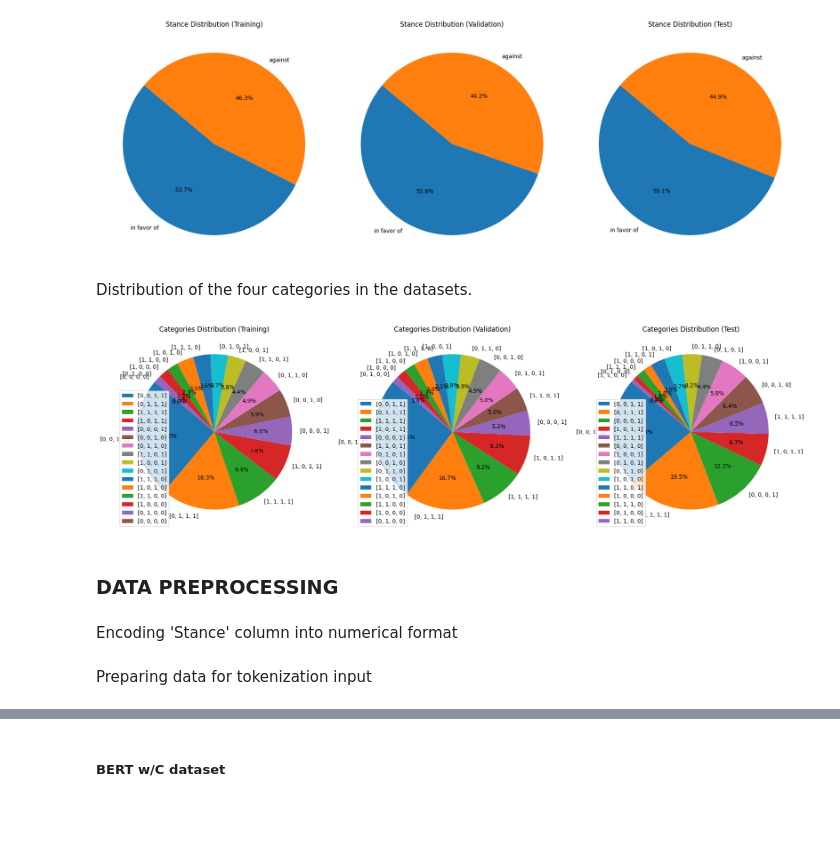
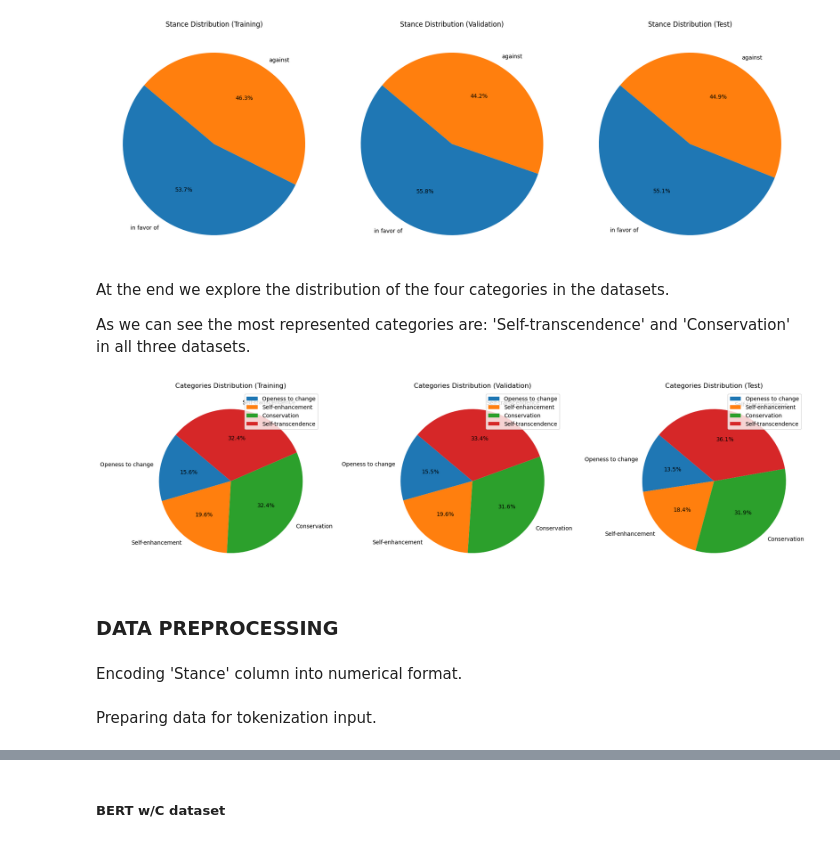
Before and after one commit to madalinaionela/NLP, a Jupyter notebook: ASSIGNMENTS/Assignment 2/A2_final.ipynb, the cells around one changed output, grey strips where cells are left out. Cells and saved outputs as stored; diff of their text form; code cells hidden in the pictures; blank space fills up the shorter version.

```diff
--- a/ASSIGNMENTS/Assignment 2/A2_final.ipynb
+++ b/ASSIGNMENTS/Assignment 2/A2_final.ipynb
@@ -29,22 +34,22 @@ Device: cuda
 def load_and_merge_data():
 
     #encodng the data into pandas.DataFrame objects
-    url_a_test = '/kaggle/input/dataset/arguments-test.tsv'
+    url_a_test = 'Data/arguments-test.tsv'
     df_a_test = pd.read_csv(url_a_test, sep='\t')
 
-    url_a_training = '/kaggle/input/dataset/arguments-training.tsv'
+    url_a_training = 'Data/arguments-training.tsv'
     df_a_training = pd.read_csv(url_a_training, sep='\t')
 
-    url_a_validation = '/kaggle/input/dataset/arguments-validation.tsv'
+    url_a_validation = 'Data/arguments-validation.tsv'
     df_a_validation = pd.read_csv(url_a_validation, sep='\t')
 
-    url_l_test = '/kaggle/input/dataset/labels-test.tsv'
+    url_l_test = 'Data/labels-test.tsv'
     df_l_test = pd.read_csv(url_l_test, sep='\t')
 
-    url_l_training = '/kaggle/input/dataset/labels-training.tsv'
+    url_l_training = 'Data/labels-training.tsv'
     df_l_training = pd.read_csv(url_l_training, sep='\t')
 
-    url_l_validation = '/kaggle/input/dataset/labels-validation.tsv'
+    url_l_validation = 'Data/labels-validation.tsv'
     df_l_validation = pd.read_csv(url_l_validation, sep='\t')
 
     #merge argument dataframes with label dataframes
@@ -183,54 +189,56 @@ plt.tight_layout()
 plt.show()
 # %% [output]
 [figure]
-# %% [markdown]
-Distribution of the four categories in the datasets.
+# %% [markdown]
+At the end we explore the distribution of the four categories in the datasets.
+
+As we can see the most represented categories are: 'Self-transcendence' and 'Conservation' in all three datasets.
 # %%
-# Define a new column containing the vector of the four specified columns
-df_training['Values_Vector'] = df_training[['Openess to change', 'Self-enhancement', 'Conservation', 'Self-transcendence']].values.tolist()
-df_validation['Values_Vector'] = df_validation[['Openess to change', 'Self-enhancement', 'Conservation', 'Self-transcendence']].values.tolist()
-df_test['Values_Vector'] = df_test[['Openess to change', 'Self-enhancement', 'Conservation', 'Self-transcendence']].values.tolist()
+# Calculate the sum of the specified columns for each row
+df_training['Values_Sum'] = df_training[['Openess to change', 'Self-enhancement', 'Conservation', 'Self-transcendence']].sum(axis=1)
+df_validation['Values_Sum'] = df_validation[['Openess to change', 'Self-enhancement', 'Conservation', 'Self-transcendence']].sum(axis=1)
+df_test['Values_Sum'] = df_test[['Openess to change', 'Self-enhancement', 'Conservation', 'Self-transcendence']].sum(axis=1)
 
-# Calculate the distribution of the 'Stance' column
-labels_distribution_training = df_training['Values_Vector'].value_counts()
-labels_distribution_validation = df_validation['Values_Vector'].value_counts()
-labels_distribution_test = df_test['Values_Vector'].value_counts()
+# Calculate the distribution of the categories set to 1
+labels_distribution_training = df_training[['Openess to change', 'Self-enhancement', 'Conservation', 'Self-transcendence']].sum()
+labels_distribution_validation = df_validation[['Openess to change', 'Self-enhancement', 'Conservation', 'Self-transcendence']].sum()
+labels_distribution_test = df_test[['Openess to change', 'Self-enhancement', 'Conservation', 'Self-transcendence']].sum()
 
 # Plot the pie charts
 plt.figure(figsize=(18, 6))
 
 # Pie chart for df_training
 plt.subplot(1, 3, 1)
 patches, texts, autotexts = plt.pie(labels_distribution_training, labels=labels_distribution_training.index, autopct='%1.1f%%', startangle=140)
 plt.title('Categories Distribution (Training)')
 plt.legend(patches, labels_distribution_training.index, loc="best")
 
 # Pie chart for df_validation
 plt.subplot(1, 3, 2)
 patches, texts, autotexts = plt.pie(labels_distribution_validation, labels=labels_distribution_validation.index, autopct='%1.1f%%', startangle=140)
 plt.title('Categories Distribution (Validation)')
 plt.legend(patches, labels_distribution_validation.index, loc="best")
 
 # Pie chart for df_test
 plt.subplot(1, 3, 3)
 patches, texts, autotexts = plt.pie(labels_distribution_test, labels=labels_distribution_test.index, autopct='%1.1f%%', startangle=140)
 plt.title('Categories Distribution (Test)')
 plt.legend(patches, labels_distribution_test.index, loc="best")
 
 plt.tight_layout()
 plt.show()
 # %% [output]
-[figure, old version]
+[figure, new version]
 # %% [markdown]
 ### DATA PREPROCESSING
 # %% [markdown]
-Encoding 'Stance' column into numerical format
+Encoding 'Stance' column into numerical format.
 # %%
 df_test['Stance'] = df_test['Stance'].replace({'in favor of': 1, 'against': 0}).astype(str)
 df_training['Stance'] = df_training['Stance'].replace({'in favor of': 1, 'against': 0}).astype(str)
 df_validation['Stance'] = df_validation['Stance'].replace({'in favor of': 1, 'against': 0}).astype(str)
 # %% [markdown]
-Preparing data for tokenization input
+Preparing data for tokenization input.
 # %%
 labels_test = df_test.iloc[:, 3:7].values
 labels_training = df_training.iloc[:, 3:7].values
```
Also changed, not shown: parts of 83 cells of this notebook, 2 other files.
